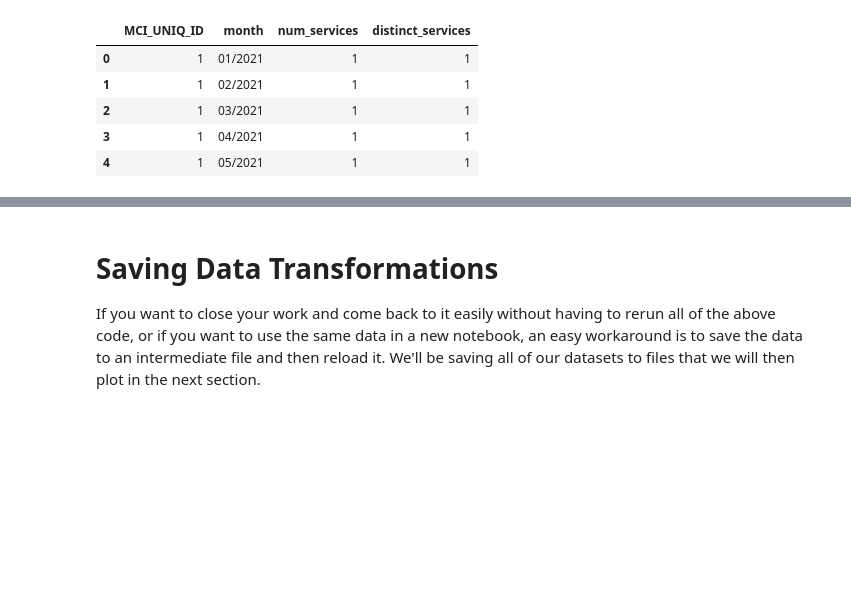
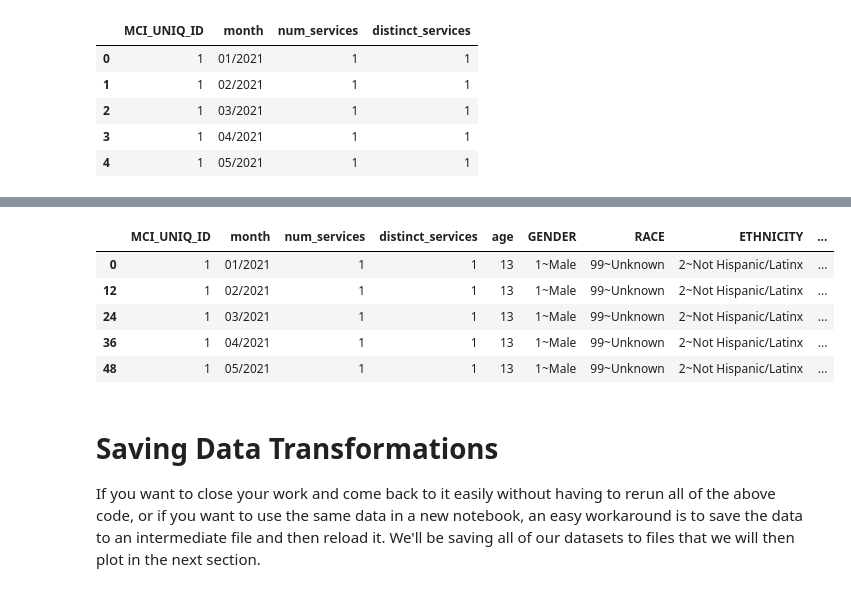
Before and after one commit to EVAnalysisCorp/topicsindatascience, a Jupyter notebook: sample_code/NB01_Tabular_EDA.ipynb, the cells around one changed output, grey strips where cells are left out. Drawn from its saved outputs; the diff is of its cells as text; code cells hidden in the pictures; blank space fills up the shorter version.

```diff
--- a/sample_code/NB01_Tabular_EDA.ipynb
+++ b/sample_code/NB01_Tabular_EDA.ipynb
@@ -496,3 +493,16 @@ client_date_attributes.head()
+# %%
+#we'll do the same with client_date_attributes
+client_date_attributes = pd.merge(client_date_attributes, df[['MCI_UNIQ_ID', 'age', 'GENDER', 'RACE', 'ETHNICITY', 'MARITAL_STATUS', 'EDUCATION_LEVEL']], on='MCI_UNIQ_ID', how='left')
+#now remove rows that have duplicate ID-month pairs
+client_date_attributes = client_date_attributes.drop_duplicates(subset=['MCI_UNIQ_ID', 'month'])
+client_date_attributes.head()
+# %% [output]
+|  | MCI_UNIQ_ID | month | num_services | distinct_services | age | GENDER | RACE | ETHNICITY | ... |
+| 0 | 1 | 01/2021 | 1 | 1 | 13 | 1~Male | 99~Unknown | 2~Not Hispanic/Latinx | ... |
+| 12 | 1 | 02/2021 | 1 | 1 | 13 | 1~Male | 99~Unknown | 2~Not Hispanic/Latinx | ... |
+| 24 | 1 | 03/2021 | 1 | 1 | 13 | 1~Male | 99~Unknown | 2~Not Hispanic/Latinx | ... |
+| 36 | 1 | 04/2021 | 1 | 1 | 13 | 1~Male | 99~Unknown | 2~Not Hispanic/Latinx | ... |
+| 48 | 1 | 05/2021 | 1 | 1 | 13 | 1~Male | 99~Unknown | 2~Not Hispanic/Latinx | ... |
 # %% [markdown]
 # Saving Data Transformations
 If you want to close your work and come back to it easily without having to rerun all of the above code, or if you want to use the same data in a new notebook, an easy workaround is to save the data to an intermediate file and then reload it. We'll be saving all of our datasets to files that we will then plot in the next section.
```
Also changed, not shown: parts of 7 cells of this notebook, 3 other files.
